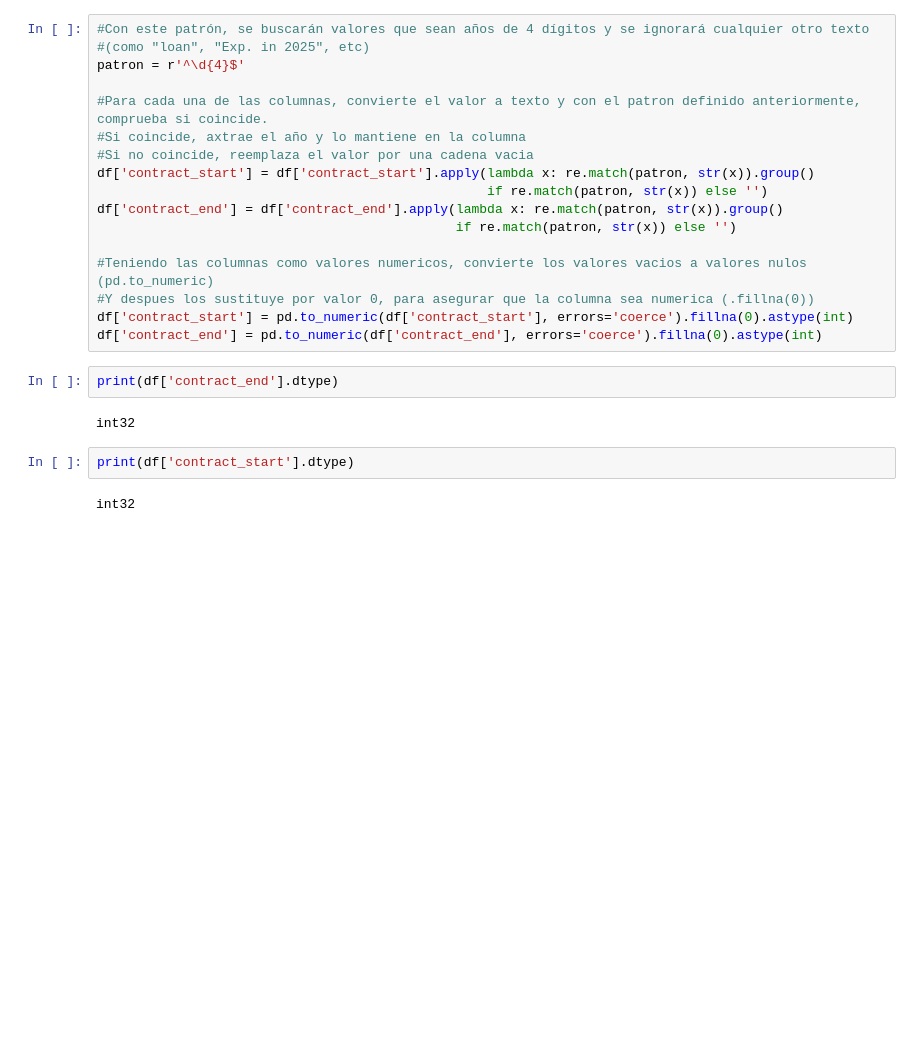
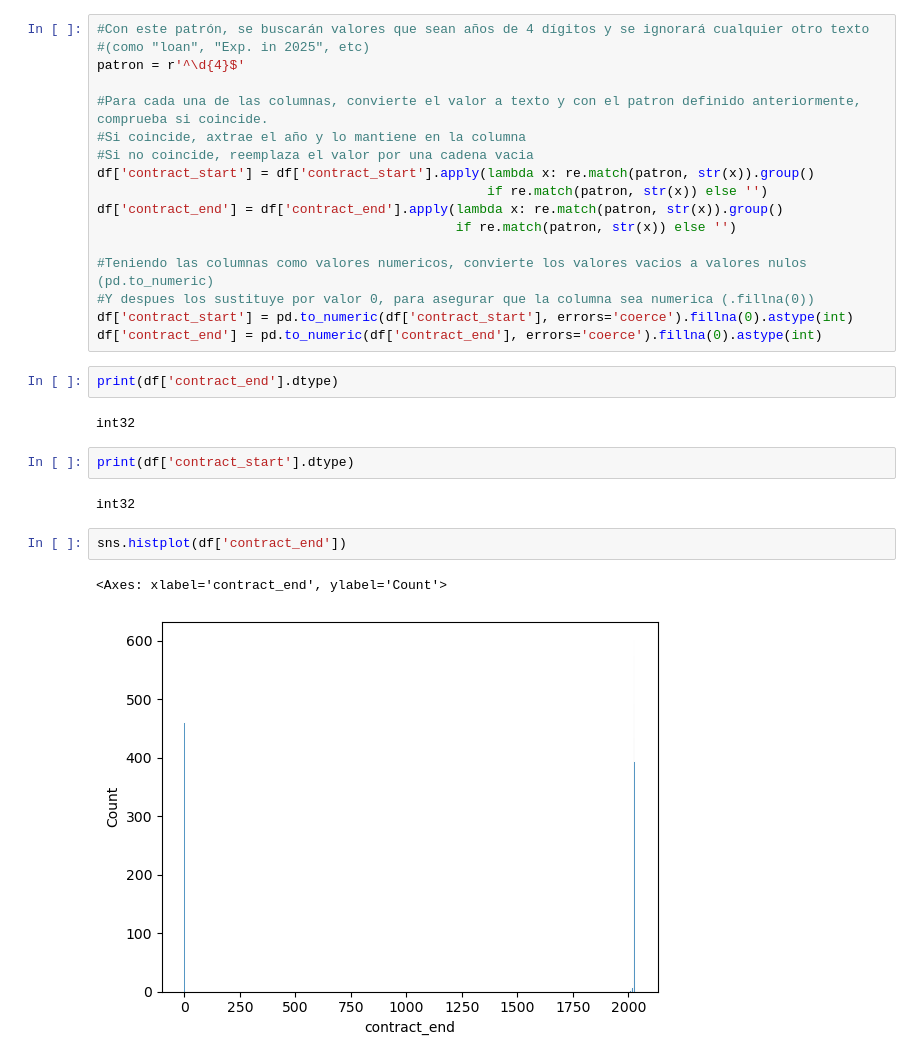
Before and after one commit to javierlara47/TFG, a Jupyter notebook: notebooks/machine_learning.ipynb, the cells around one changed output. Cells and saved outputs as stored; diff of their text form; blank space fills up the shorter version.

```diff
--- a/notebooks/machine_learning.ipynb
+++ b/notebooks/machine_learning.ipynb
@@ -217,3 +217,8 @@ int32
 print(df['contract_start'].dtype)
 # %% [output]
 int32
+# %%
+sns.histplot(df['contract_end'])
+# %% [output]
+<Axes: xlabel='contract_end', ylabel='Count'>
+[figure, added]
```
Also changed, not shown: parts of 2 cells of this notebook.
